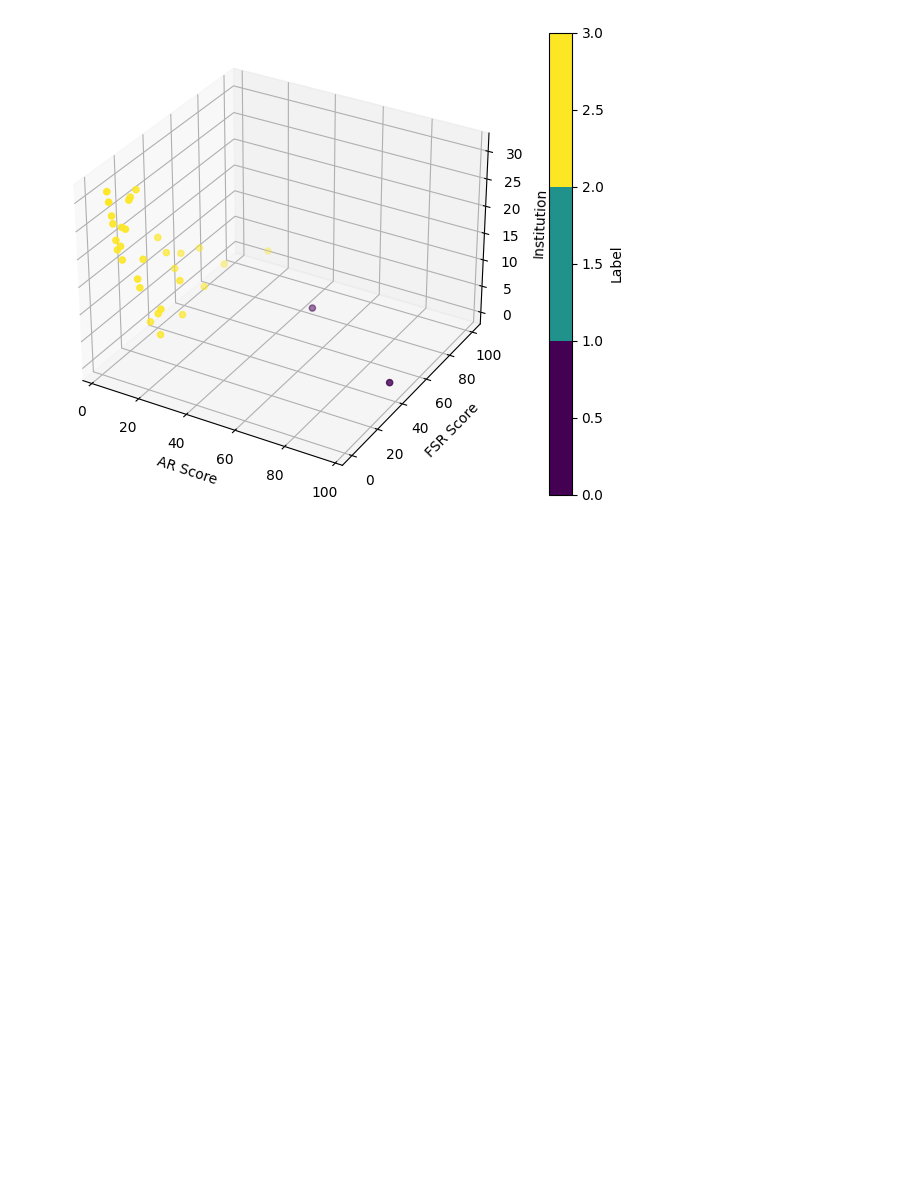
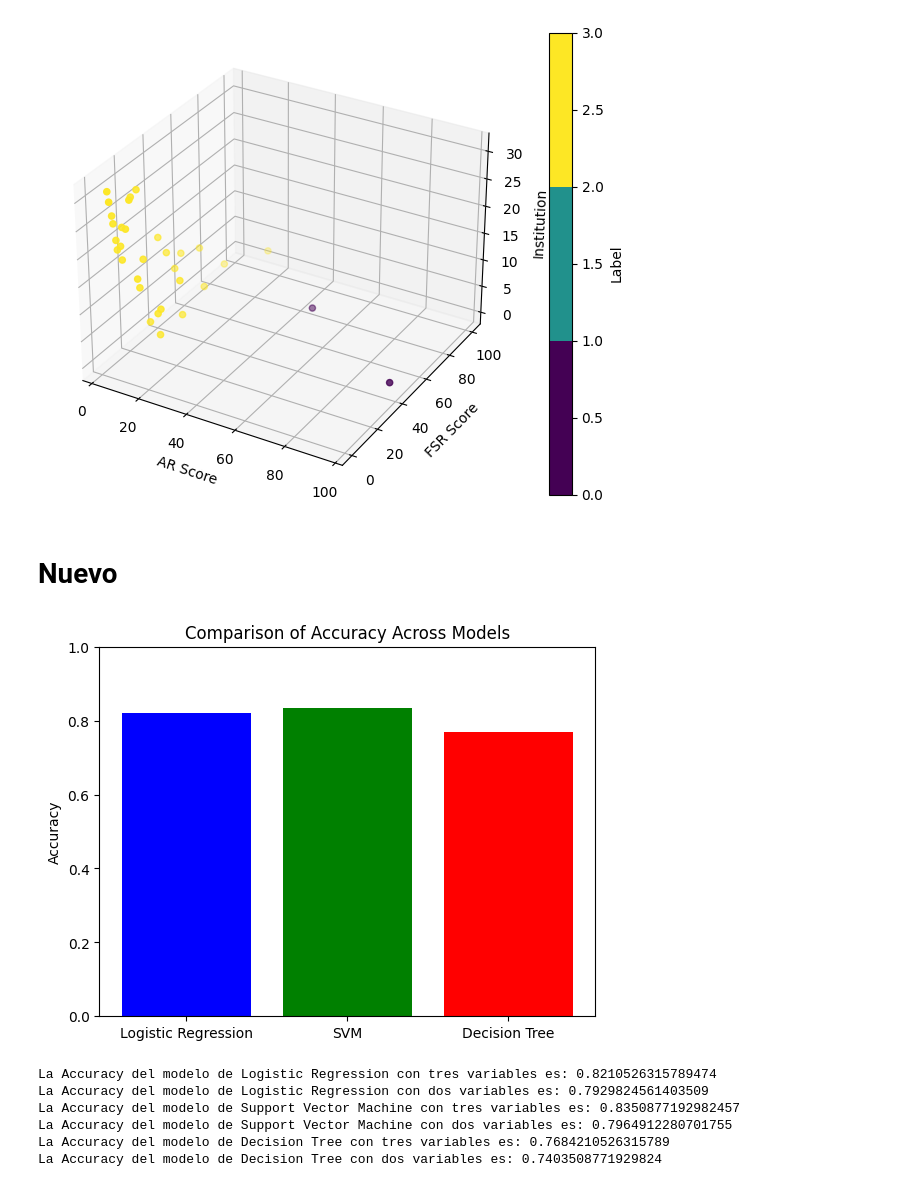
Before and after one commit to SekDak12/Proyecto-Ciencia, a Jupyter notebook: Proyecto.ipynb, the cells around one changed output. Saved outputs shown, nothing was run; the diff lists cells and outputs as text; code cells hidden in the pictures; blank space fills up the shorter version.

Commit message:
Creacion de DT, SVM, LogisticRes y analisis comparativo

```diff
--- a/Proyecto.ipynb
+++ b/Proyecto.ipynb
@@ -543,0 +495,27 @@ dfclean
+# %%
+
+from sklearn.svm import SVC
+
+# Entrenar el modelo SVM
+svm = SVC(kernel='rbf')
+svm.fit(X_train, y_train)
+
+# con kernel Polinomial  Precisión: 0.8280701754385965
+# con kernel lineal      Precisión: 0.8175438596491228
+# con kernel sigmoid     Precisión: 0.7017543859649122
+# con kernel rbf         Precisión: 0.8350877192982457
+
+
+# Predecir en el conjunto de prueba
+y_pred_svm = svm.predict(X_test)
+
+# Evaluar el modelo
+accuracy_svm = accuracy_score(y_test, y_pred_svm)
+print("Precisión:", accuracy_svm)
+
+# Otras métricas de evaluación
+print("Reporte de clasificación:")
+print(classification_report(y_test, y_pred_svm))
+
+print("Matriz de confusión:")
+print(confusion_matrix(y_test, y_pred_svm))
@@ -994,3 +935,33 @@ ax.set_zlabel('Institution')
 plt.show()
 # %% [output]
 [figure]
+# %% [markdown]
+# Nuevo
+# %%
+import matplotlib.pyplot as plt
+
+models = ['Logistic Regression', 'SVM', 'Decision Tree']
+accuracies = [accuracy_logistic, accuracy_svm, accuracy_dt]
+
+# Crear un gráfico de barras
+plt.bar(models, accuracies, color=['blue', 'green', 'red'])
+plt.ylabel('Accuracy')
+plt.title('Comparison of Accuracy Across Models')
+plt.ylim([0, 1])  # Establecer el límite del eje y entre 0 y 1 (porcentaje)
+plt.show()
+# %% [output]
+[figure, added]
+# %%
+print("La Accuracy del modelo de Logistic Regression con tres variables es:", accuracy_logistic)
+print("La Accuracy del modelo de Logistic Regression con dos variables es:", accuracy_logistic2)
+print("La Accuracy del modelo de Support Vector Machine con tres variables es:", accuracy_svm)
+print("La Accuracy del modelo de Support Vector Machine con dos variables es:", accuracy_svm2)
+print("La Accuracy del modelo de Decision Tree con tres variables es:", accuracy_dt)
+print("La Accuracy del modelo de Decision Tree con dos variables es:", accuracy_dt2)
+# %% [output]
+La Accuracy del modelo de Logistic Regression con tres variables es: 0.8210526315789474
+La Accuracy del modelo de Logistic Regression con dos variables es: 0.7929824561403509
+La Accuracy del modelo de Support Vector Machine con tres variables es: 0.8350877192982457
+La Accuracy del modelo de Support Vector Machine con dos variables es: 0.7964912280701755
+La Accuracy del modelo de Decision Tree con tres variables es: 0.7684210526315789
+La Accuracy del modelo de Decision Tree con dos variables es: 0.7403508771929824
```
Also changed, not shown: parts of 42 cells of this notebook.
